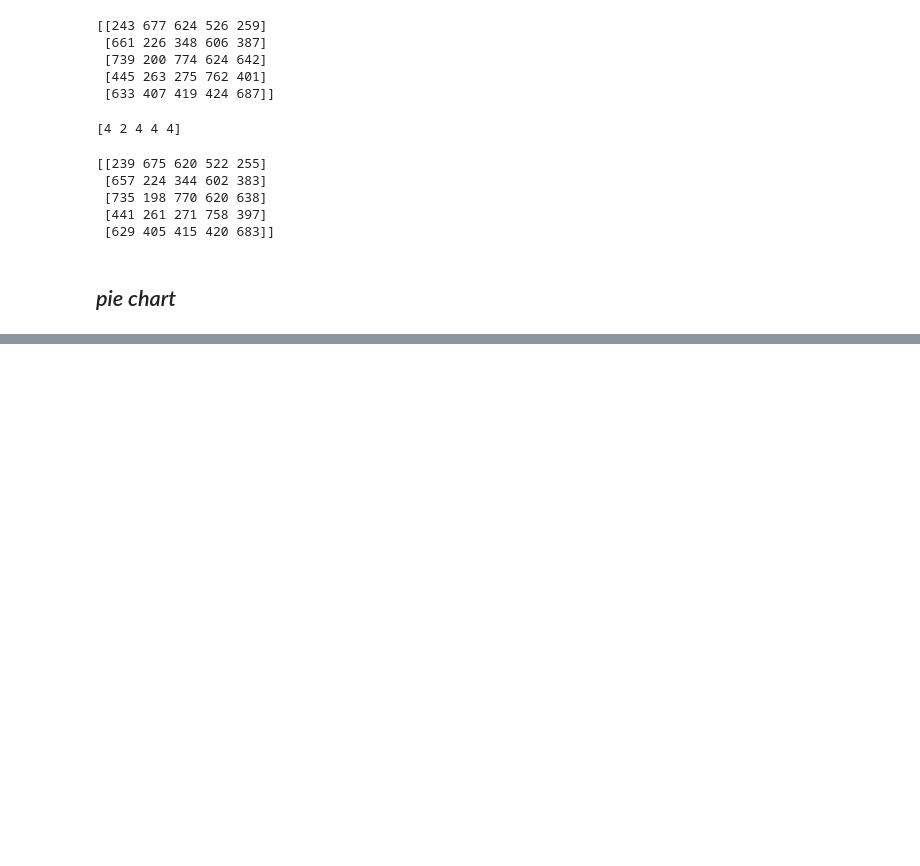
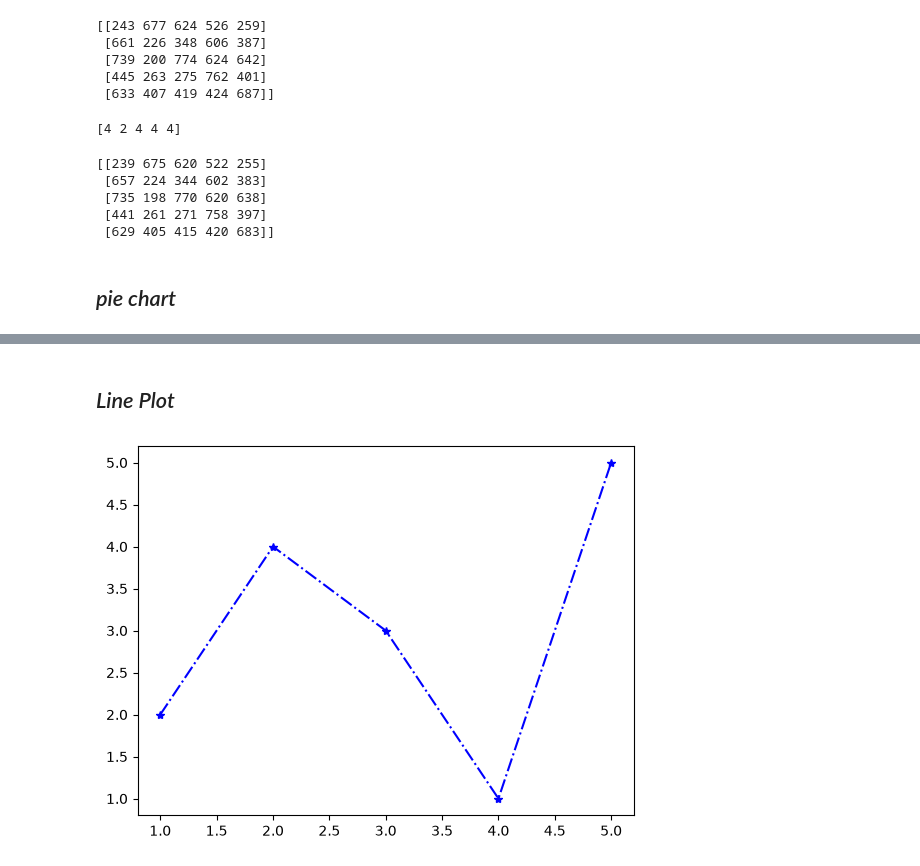
Before and after one commit to lakshanapriya05/repo_GenAI, a Jupyter notebook: pandas.ipynb, the cells around one changed output, grey strips where cells are left out. Drawn from its saved outputs; the diff is of its cells as text; code cells hidden in the pictures; blank space fills up the shorter version.

```diff
--- a/pandas.ipynb
+++ b/pandas.ipynb
@@ -898,0 +908,10 @@ plt.show();
+# %% [markdown]
+## *Line Plot*
+# %%
+
+x = np.array([1,2,3,4,5])
+y = np.array([2,4,3,1,5])
+plt.plot(x,y,c="blue",marker="*",linestyle="dashdot")
+plt.show();
+# %% [output]
+[figure, added]
```
Also changed, not shown: parts of 22 cells of this notebook, 5 other files.
